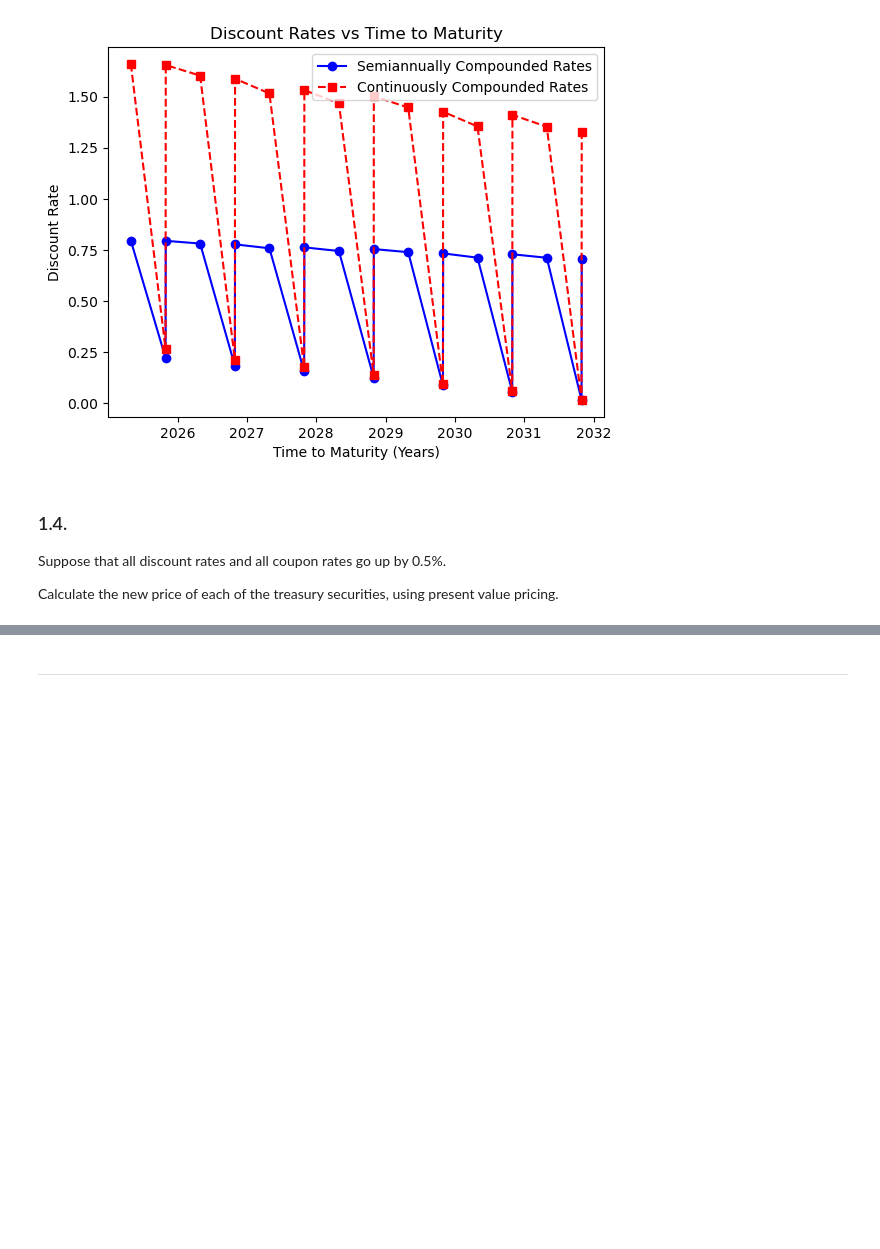
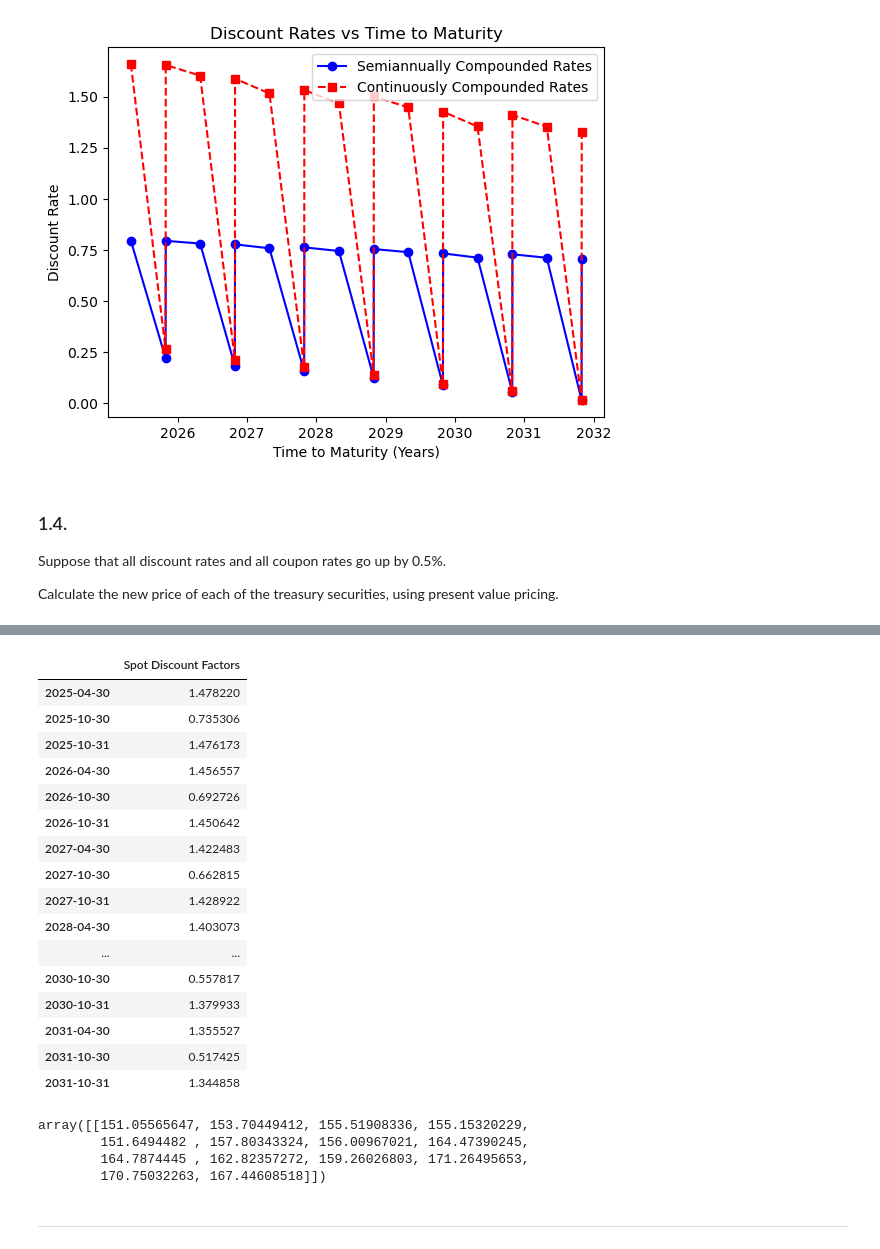
Before and after one commit to aparnaambarapu/finm-fixedincome-2025, a Jupyter notebook: homework/Homework 1 sol_AA.ipynb, the cells around one changed output, grey strips where cells are left out. Cells and saved outputs as stored; diff of their text form; code cells hidden in the pictures; blank space fills up the shorter version.

```diff
--- a/homework/Homework 1 sol_AA.ipynb
+++ b/homework/Homework 1 sol_AA.ipynb
@@ -193,3 +224,32 @@ Calculate the new price of each of the treasury securities, using present value
+# %%
+spot_discount_factors2 = spot_discount_factors.copy() + 0.5
+spot_discount_factors2
+# %% [output]
+|  | Spot Discount Factors |
+| 2025-04-30 | 1.478220 |
+| 2025-10-30 | 0.735306 |
+| 2025-10-31 | 1.476173 |
+| 2026-04-30 | 1.456557 |
+| 2026-10-30 | 0.692726 |
+| 2026-10-31 | 1.450642 |
+| 2027-04-30 | 1.422483 |
+| 2027-10-30 | 0.662815 |
+| 2027-10-31 | 1.428922 |
+| 2028-04-30 | 1.403073 |
+| ... | ... |
+| 2030-10-30 | 0.557817 |
+| 2030-10-31 | 1.379933 |
+| 2031-04-30 | 1.355527 |
+| 2031-10-30 | 0.517425 |
+| 2031-10-31 | 1.344858 |
+# %%
+nPrices = np.dot(spot_discount_factors2.values.T, CF2.values.T)
+nPrices
+# %% [output]
+array([[151.05565647, 153.70449412, 155.51908336, 155.15320229,
+        151.6494482 , 157.80343324, 156.00967021, 164.47390245,
+        164.7874445 , 162.82357272, 159.26026803, 171.26495653,
+        170.75032263, 167.44608518]])
 # %% [markdown]
 ***
 # %% [markdown]
```
Also changed, not shown: parts of 6 cells of this notebook.
